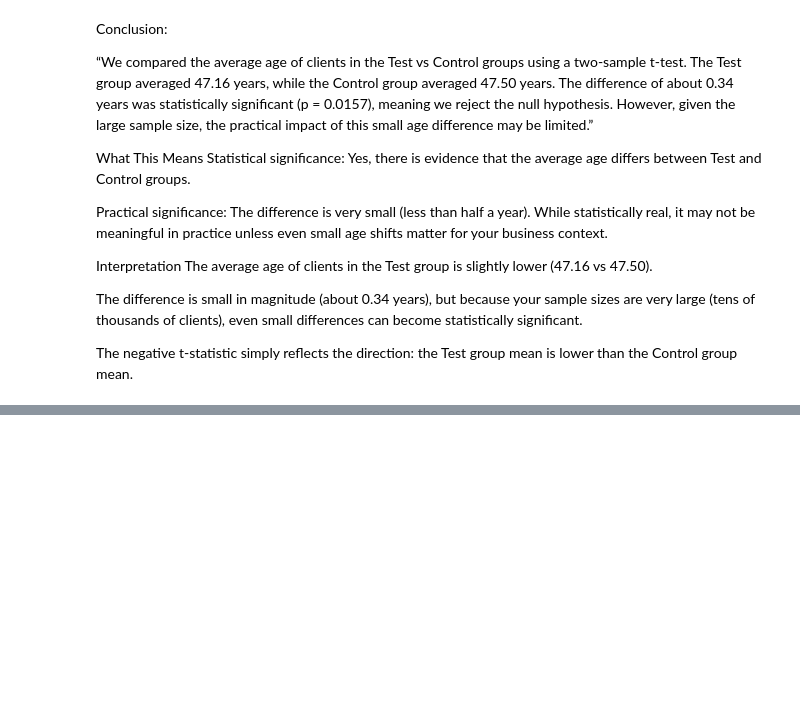
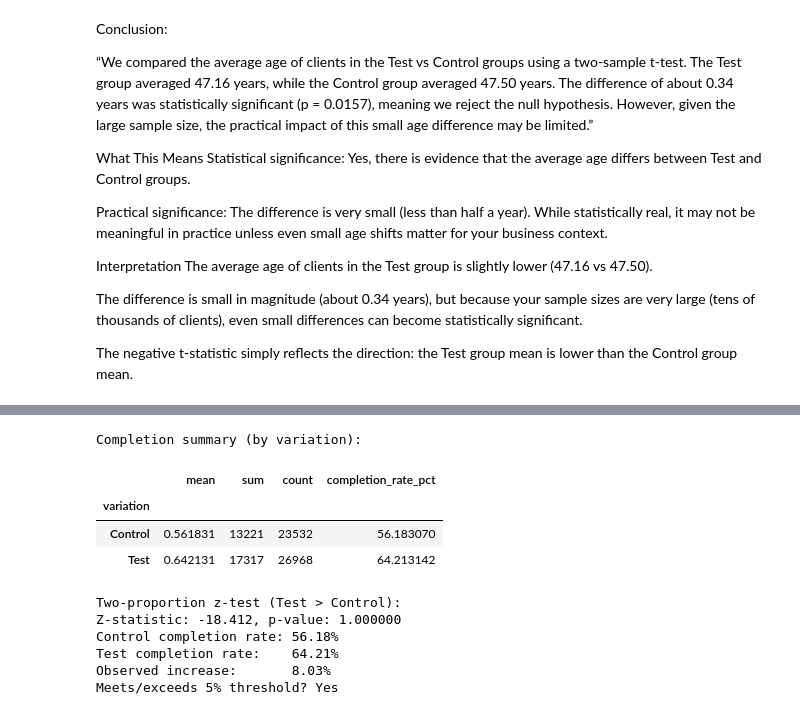
Before and after one commit to alanlupatini/targaryan, a Jupyter notebook: notebooks/project_rui.ipynb, the cells around one changed output, grey strips where cells are left out. Saved outputs shown, nothing was run; the diff lists cells and outputs as text; code cells hidden in the pictures; blank space fills up the shorter version.

```diff
--- a/notebooks/project_rui.ipynb
+++ b/notebooks/project_rui.ipynb
@@ -654,0 +665,7 @@ H₁ (alternative): Clients who prefer digital channels are more likely to engag
+# %%
+df_web_clean["date_time"] = pd.to_datetime(df_web_clean["date_time"])
+df_web_clean = df_web_clean.sort_values(["client_id","date_time"])
+# %%
+df_web_clean["step_delta_sec"] = (
+    df_web_clean.groupby("client_id")["date_time"].diff().dt.total_seconds()
+)
@@ -654,0 +857,70 @@ H₁ (alternative): Clients who prefer digital channels are more likely to engag
+# %%
+import pandas as pd
+import numpy as np
+from statsmodels.stats.proportion import proportions_ztest
+from scipy.stats import ttest_ind
+
+# 0) Sanity checks
+assert {"client_id","variation"} <= set(df_experiment_clean.columns), "df_experiment_clean missing columns"
+assert {"client_id","process_step","date_time"} <= set(df_web_clean.columns), "df_web_clean missing columns"
+
+# 1) Define final step and flag completion at client level
+final_step = "confirm"
+
+completion_flags = (
+    df_web_clean
+    .groupby("client_id")["process_step"]
+    .apply(lambda steps: int(final_step in steps.values))
+    .reset_index()
+    .rename(columns={"process_step":"completed"})
+)
+
+# 2) Merge with experiment assignment
+df_analysis = df_experiment_clean.merge(completion_flags, on="client_id", how="left")
+
+# If some clients have no web rows, completed will be NaN -> set to 0 (not completed)
+df_analysis["completed"] = df_analysis["completed"].fillna(0).astype(int)
+
+# 3) Completion summary by variation
+completion_summary = (
+    df_analysis.groupby("variation")["completed"]
+    .agg(mean="mean", sum="sum", count="count")
+)
+completion_summary["completion_rate_pct"] = completion_summary["mean"] * 100
+
+print("Completion summary (by variation):")
+display(completion_summary)
+
+# 4) Two-proportion z-test: Test if Test > Control
+# Ensure order is [Control, Test] for clarity
+ordered = completion_summary.loc[["Control","Test"]]
+successes = ordered["sum"].values
+nobs = ordered["count"].values
+
+# Handle edge case: if both groups have zero successes, skip test
+if successes.sum() == 0:
+    print("Both groups have zero completions. Check final_step label or data coverage.")
+else:
+    z_stat, p_val = proportions_ztest(successes, nobs, alternative="larger")
+    control_rate = ordered["mean"].iloc[0]
+    test_rate = ordered["mean"].iloc[1]
+    increase_pct = (test_rate - control_rate) * 100
+
+    print(f"\nTwo-proportion z-test (Test > Control):")
+    print(f"Z-statistic: {z_stat:.3f}, p-value: {p_val:.6f}")
+    print(f"Control completion rate: {control_rate*100:.2f}%")
+    print(f"Test completion rate:    {test_rate*100:.2f}%")
+    print(f"Observed increase:       {increase_pct:.2f}%")
+    print(f"Meets/exceeds 5% threshold? {'Yes' if increase_pct >= 5 else 'No'}")
+# %% [output]
+Completion summary (by variation):
+|  | mean | sum | count | completion_rate_pct |
+| variation |  |  |  |  |
+| Control | 0.561831 | 13221 | 23532 | 56.183070 |
+| Test | 0.642131 | 17317 | 26968 | 64.213142 |
+Two-proportion z-test (Test > Control):
+Z-statistic: -18.412, p-value: 1.000000
+Control completion rate: 56.18%
+Test completion rate:    64.21%
+Observed increase:       8.03%
+Meets/exceeds 5% threshold? Yes
```
Also changed, not shown: parts of 29 cells of this notebook.
